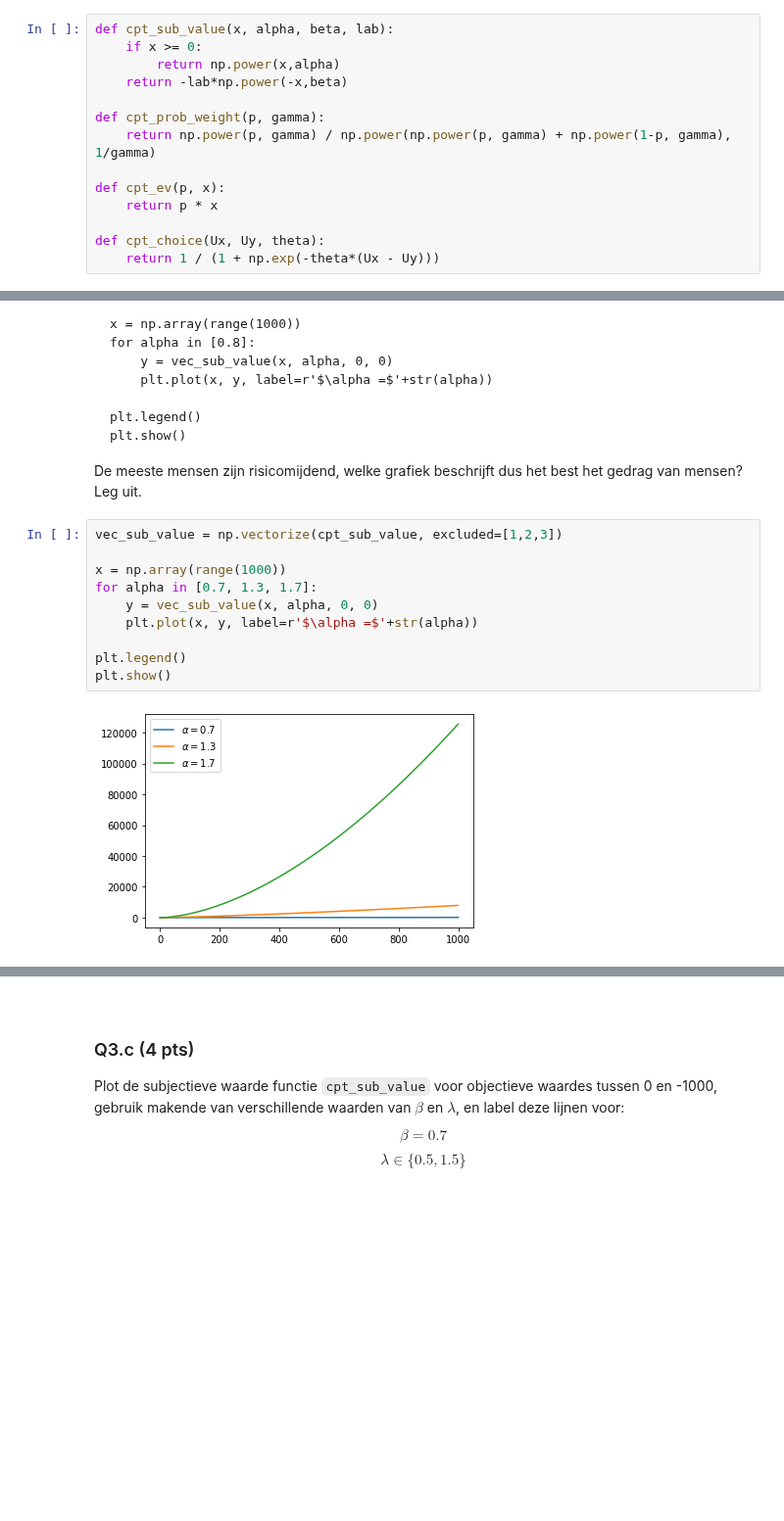
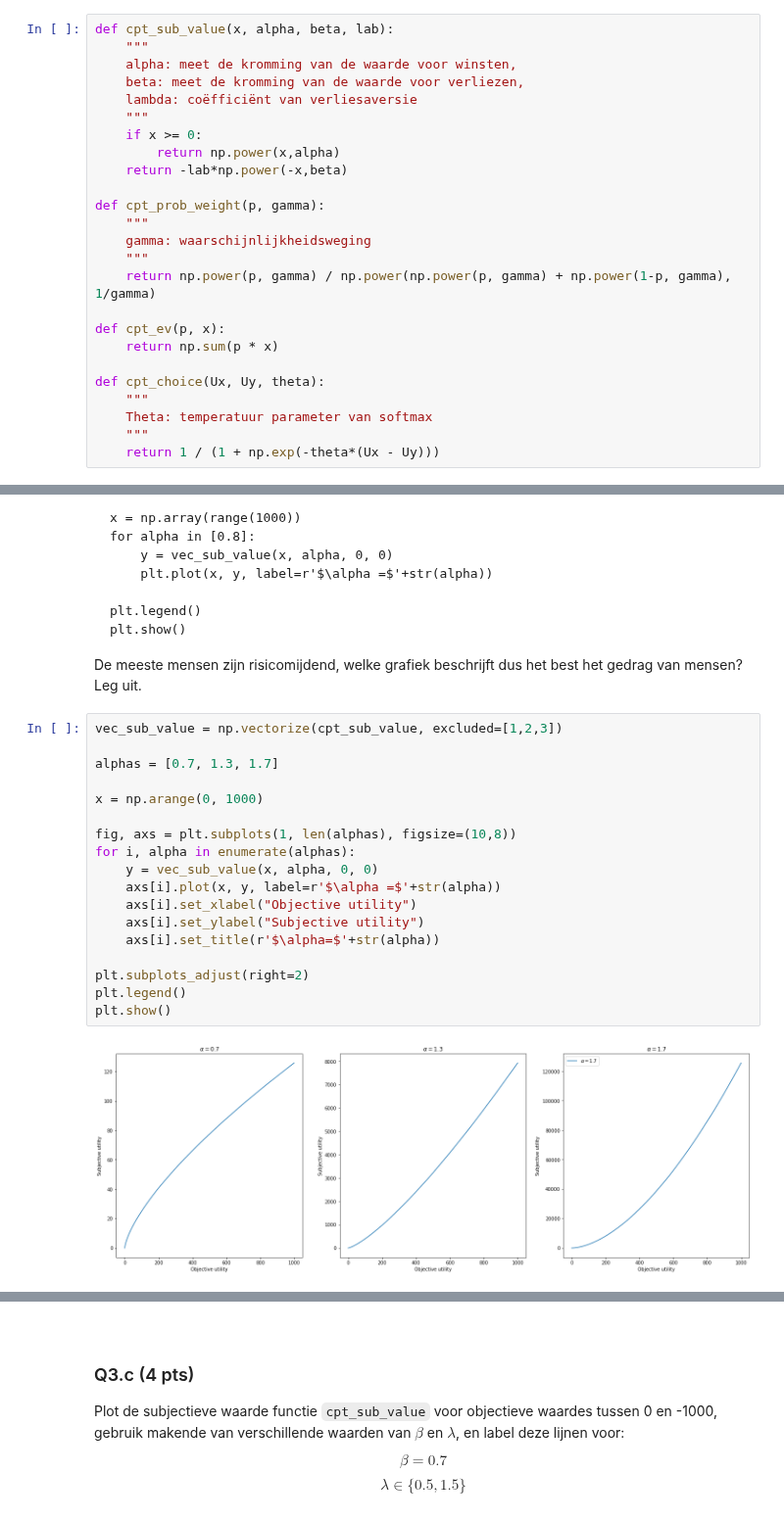
Before and after one commit to Tim-pijnacker/CGM, a Jupyter notebook: Assignment_4/Assignment_4a.ipynb, the cells around one changed output, grey strips where cells are left out. Shown at 98% size. Cells and saved outputs as stored; diff of their text form; blank space fills up the shorter version.

```diff
--- a/Assignment_4/Assignment_4a.ipynb
+++ b/Assignment_4/Assignment_4a.ipynb
@@ -147,17 +148,28 @@ Prospect theory, ook wel cumulative prospect theory (CPT), is een theorie die be
 Schrijf voor elke van deze 4 functies een functie in Python. Geef bij elke functie aan welke vrije variabelen deze heeft en wat die betekenen.
 # %%
 def cpt_sub_value(x, alpha, beta, lab):
+    """
+    alpha: meet de kromming van de waarde voor winsten,
+    beta: meet de kromming van de waarde voor verliezen,
+    lambda: coëfficiënt van verliesaversie
+    """
     if x >= 0:
         return np.power(x,alpha)
     return -lab*np.power(-x,beta)
 
 def cpt_prob_weight(p, gamma):
+    """
+    gamma: waarschijnlijkheidsweging
+    """
     return np.power(p, gamma) / np.power(np.power(p, gamma) + np.power(1-p, gamma), 1/gamma)
 
 def cpt_ev(p, x):
-    return p * x
+    return np.sum(p * x)
 
 def cpt_choice(Ux, Uy, theta):
+    """
+    Theta: temperatuur parameter van softmax
+    """
     return 1 / (1 + np.exp(-theta*(Ux - Uy)))
 # %% [markdown]
 > cpt_sub_value:
@@ -193,12 +205,20 @@ De meeste mensen zijn risicomijdend, welke grafiek beschrijft dus het best het g
 # %%
 vec_sub_value = np.vectorize(cpt_sub_value, excluded=[1,2,3])
 
-x = np.array(range(1000))
-for alpha in [0.7, 1.3, 1.7]:
+alphas = [0.7, 1.3, 1.7]
+
+x = np.arange(0, 1000)
+
+fig, axs = plt.subplots(1, len(alphas), figsize=(10,8))
+for i, alpha in enumerate(alphas):
     y = vec_sub_value(x, alpha, 0, 0)
-    plt.plot(x, y, label=r'$\alpha =$'+str(alpha))
+    axs[i].plot(x, y, label=r'$\alpha =$'+str(alpha))
+    axs[i].set_xlabel("Objective utility")
+    axs[i].set_ylabel("Subjective utility")
+    axs[i].set_title(r'$\alpha=$'+str(alpha))
 
+plt.subplots_adjust(right=2)
 plt.legend()
 plt.show()
 # %% [output]
-[figure, old version]
+[figure, new version]
```
Also changed, not shown: parts of 22 cells of this notebook, 2 other files.
